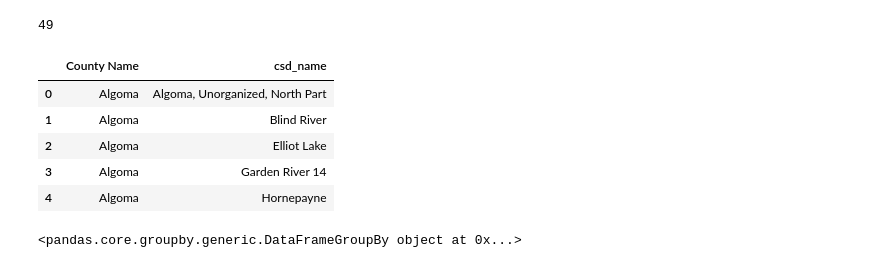
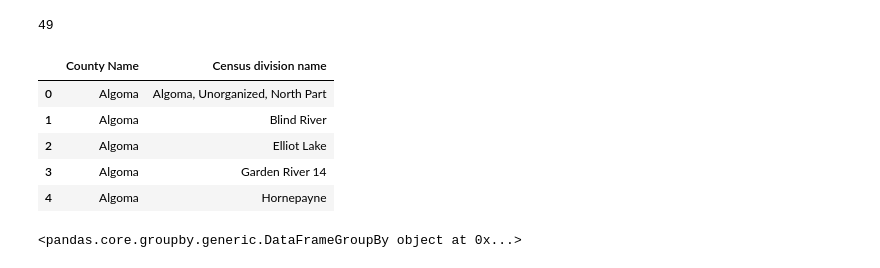
Before and after one commit to AyokOluwole/project-1, a Jupyter notebook: Physicians/Active_Physicians_ in_ Ontario.ipynb, the cells around one changed output. Cells and saved outputs as stored; diff of their text form; code cells hidden in the pictures.

```diff
--- a/Physicians/Active_Physicians_ in_ Ontario.ipynb
+++ b/Physicians/Active_Physicians_ in_ Ontario.ipynb
@@ -39,10 +40,10 @@ County
 49
 # %%
 #extracting county name and csd_name columns
-organized_df = clean_data[['County Name', 'csd_name']]
+organized_df = clean_data[['County Name', 'Census division name']]
 organized_df.head()
 # %% [output]
-|  | County Name | csd_name |
+|  | County Name | Census division name |
 | 0 | Algoma | Algoma, Unorganized, North Part |
 | 1 | Algoma | Blind River |
 | 2 | Algoma | Elliot Lake |
```
Also changed, not shown: parts of 12 cells of this notebook, 3 other files.
